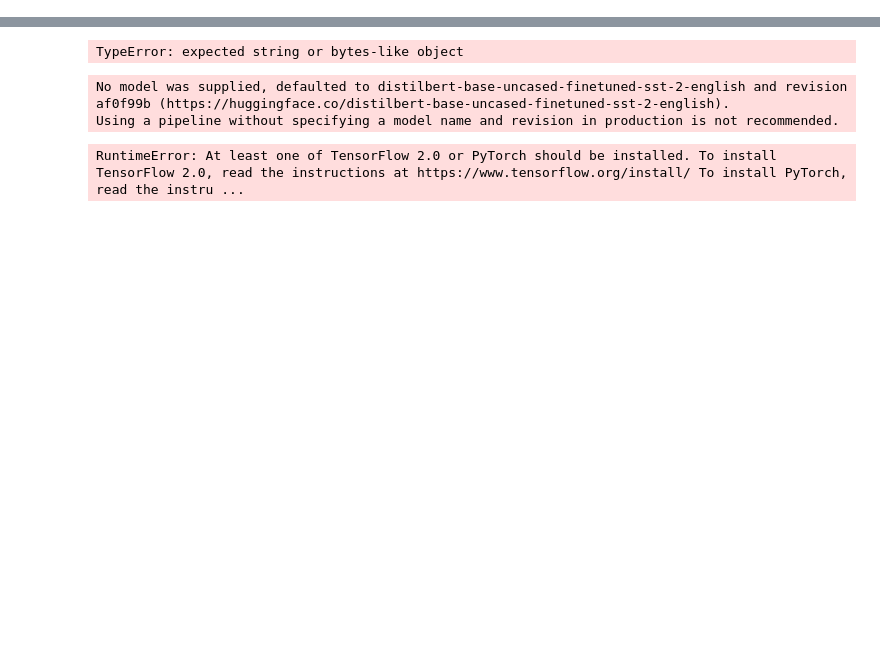
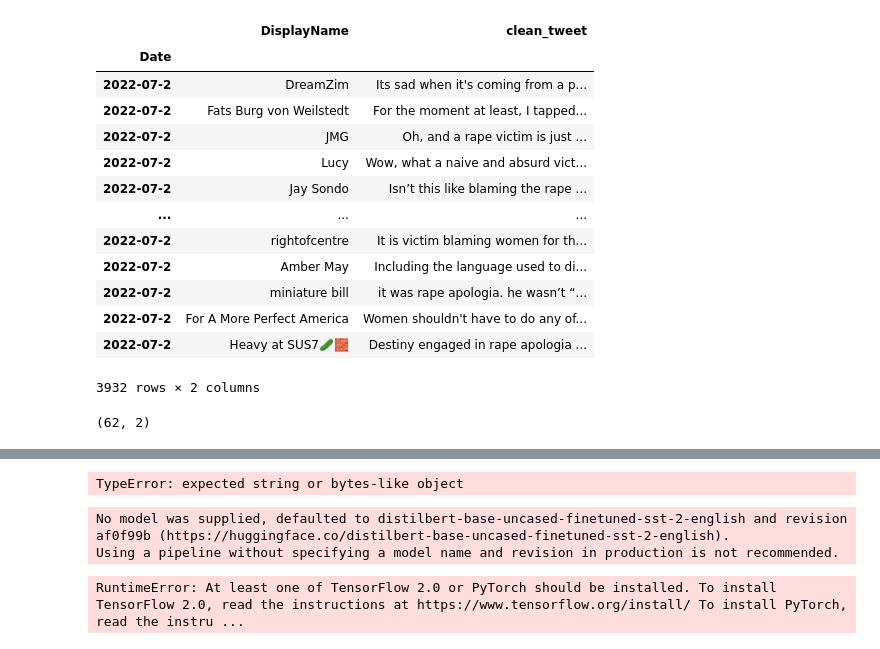
Before and after one commit to EhizDanny/Text_Classification, a Jupyter notebook: rape_analysis.ipynb, the cells around one changed output, grey strips where cells are left out. Cells and saved outputs as stored; diff of their text form; code cells hidden in the pictures; blank space fills up the shorter version.

```diff
--- a/rape_analysis.ipynb
+++ b/rape_analysis.ipynb
@@ -158,0 +171,64 @@ ds
+# %%
+import re
+def cleaner(txt):
+    txt = re.sub('#rape', 'rape', txt)
+    txt = re.sub('#Rape', 'Rape', txt)
+    txt = re.sub('#[A-Za-z0-9]+', '', txt)
+    txt = re.sub('\\n', '', txt)
+    txt = re.sub('https?:\/\/\S+', '', txt)
+    txt = re.sub('!Rape', 'Rape', txt)
+    return txt
+
+victim_blaming_['clean_tweet'] = victim_blaming_['Tweets'].apply(cleaner)
+victim_blaming_['clean_tweet'] = victim_blaming_['clean_tweet'].apply(nfx.remove_userhandles, nfx.remove_puncts)
+victim_blaming_['clean_tweet'] = victim_blaming_['clean_tweet'].apply(nfx.remove_dates, nfx.remove_special_characters)
+victim_blaming_['clean_tweet'] = victim_blaming_['clean_tweet'].apply(nfx.remove_emojis)
+victim_blaming_.drop(['Language', 'location', 'Tweets'], axis = 1, inplace = True)
+victim_blaming_.reset_index(drop = True)
+victim_blaming_['Date'] = datetime.today().strftime('%Y-%m-%d') # Convert date column to Datetime and set it to index
+victim_blaming_.Date = victim_blaming_.Date.str[:9] # Select the first 9 letters of the strings
+victim_blaming_.set_index('Date', inplace= True)
+victim_blaming_['DisplayName'] = victim_blaming_['DisplayName'].apply(nfx.remove_emojis)
+victim_blaming_.drop_duplicates(subset = 'clean_tweet', keep = 'first', inplace = True)
+
+victim_blaming_
+# %% [output]
+|  | DisplayName | clean_tweet |
+| Date |  |  |
+| 2022-07-2 | DreamZim | Its sad when it's coming from a p... |
+| 2022-07-2 | Fats Burg von Weilstedt | For the moment at least, I tapped... |
+| 2022-07-2 | JMG | Oh, and a rape victim is just ... |
+| 2022-07-2 | Lucy | Wow, what a naive and absurd vict... |
+| 2022-07-2 | Jay Sondo | Isn’t this like blaming the rape ... |
+| ... | ... | ... |
+| 2022-07-2 | rightofcentre | It is victim blaming women for th... |
+| 2022-07-2 | Amber May | Including the language used to di... |
+| 2022-07-2 | miniature bill | it was rape apologia. he wasn’t “... |
+| 2022-07-2 | For A More Perfect America | Women shouldn't have to do any of... |
+| 2022-07-2 | Heavy at SUS7🥒🧱 | Destiny engaged in rape apologia ... |
+3932 rows × 2 columns
+# %%
+import re
+def cleaner(txt):
+    txt = re.sub('#rape', 'rape', txt)
+    txt = re.sub('#Rape', 'Rape', txt)
+    txt = re.sub('#[A-Za-z0-9]+', '', txt)
+    txt = re.sub('\\n', '', txt)
+    txt = re.sub('https?:\/\/\S+', '', txt)
+    txt = re.sub('!Rape', 'Rape', txt)
+    return txt
+
+self_defence_['clean_tweet'] = self_defence_['Tweets'].apply(cleaner)
+self_defence_['clean_tweet'] = self_defence_['clean_tweet'].apply(nfx.remove_userhandles, nfx.remove_puncts)
+self_defence_['clean_tweet'] = self_defence_['clean_tweet'].apply(nfx.remove_dates, nfx.remove_special_characters)
+self_defence_.drop(['Language', 'location', 'Tweets'], axis = 1, inplace = True)
+self_defence_.reset_index(drop = True)
+self_defence_['Date'] = datetime.today().strftime('%Y-%m-%d') # Convert date column to Datetime and set it to index
+self_defence_.Date = self_defence_.Date.str[:9] # Select the first 9 letters of the strings
+self_defence_.set_index('Date', inplace= True)
+self_defence_['DisplayName'] = self_defence_['DisplayName'].apply(nfx.remove_emojis)
+self_defence_.drop_duplicates(subset = 'clean_tweet', keep = 'first', inplace = True)
+
+self_defence_.shape
+# %% [output]
+(62, 2)
```
Also changed, not shown: parts of 24 cells of this notebook.
